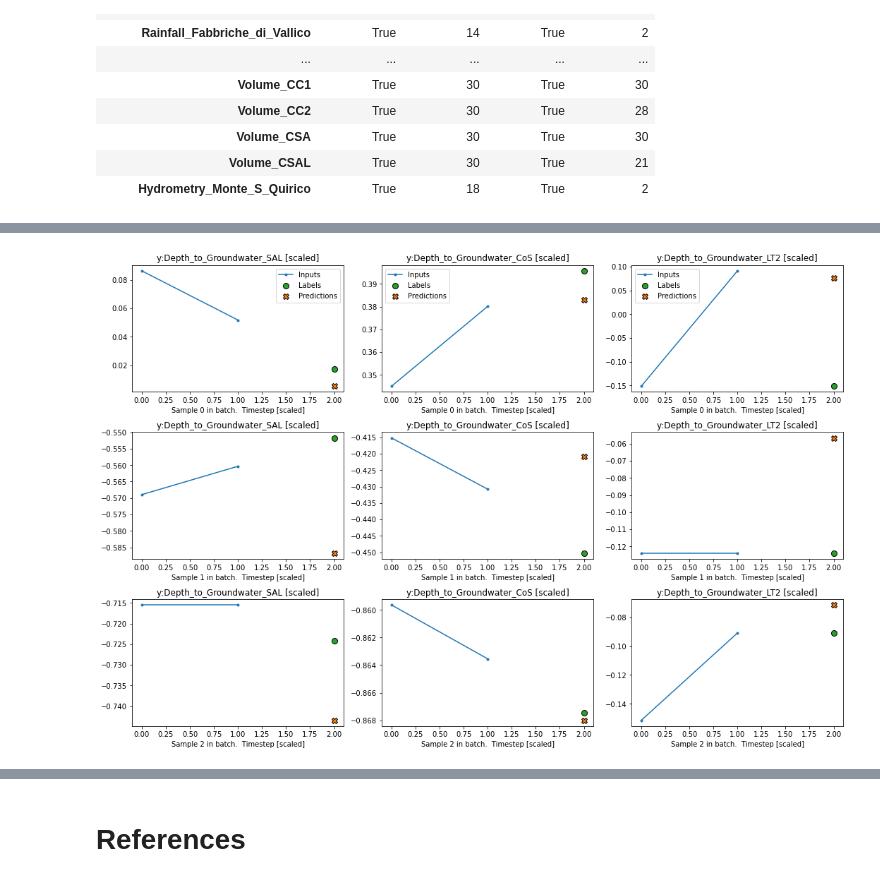
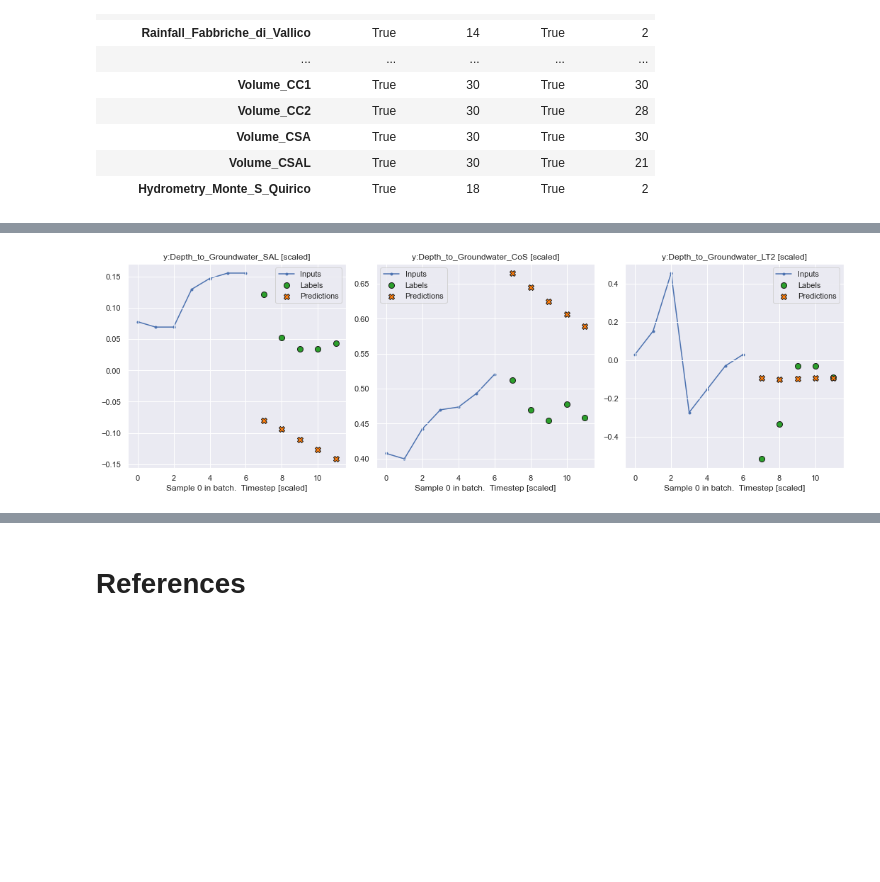
Before and after one commit to wkCircle/Acea-Smart-Water-Analytics, a Jupyter notebook: mannheim-smart-water-prediction.ipynb, the cells around one changed output, grey strips where cells are left out. Saved outputs shown, nothing was run; the diff lists cells and outputs as text; code cells hidden in the pictures; blank space fills up the shorter version.

```diff
--- a/mannheim-smart-water-prediction.ipynb
+++ b/mannheim-smart-water-prediction.ipynb
@@ -565,3 +664,8 @@ display(adftable) # This time all features pass ADF test in both AIC and BIC cri
 year = 365.2425
 dfstationary['year_sin'] = np.sin(dfstationary.index.dayofyear * 2 * np.pi / year)
 dfstationary['year_cos'] = np.cos(dfstationary.index.dayofyear * 2 * np.pi / year)
+
+# After all features are included, put target columns at the end
+targets = ['Depth_to_Groundwater_SAL', 'Depth_to_Groundwater_CoS', 'Depth_to_Groundwater_LT2']
+dfstationary = dfstationary.reindex(columns = dfstationary.columns.drop(targets).append(pd.Index(targets)), )
+column_indices = {name: i for i, name in enumerate(dfstationary.columns)}
@@ -614,15 +685,0 @@ print(train_scaled.shape, val_scaled.shape, test_scaled.shape)
-# %%
-w = WindowGenerator(input_width=2, label_width=1, shift=1, label_columns=targets)
-print(w)
-
-def compile_and_fit(model, window, patience=2):
-    early_stopping = tf.keras.callbacks.EarlyStopping(monitor='val_loss', patience=patience, mode='min')
-
-    model.compile(loss=tf.losses.MeanSquaredError(),
-                  optimizer=tf.optimizers.Adam(),
-                  metrics=[tf.metrics.MeanAbsoluteError(), tf.metrics.MeanSquaredError()])
-
-    history = model.fit(window.train, epochs=MAX_EPOCHS,
-                        validation_data=window.val,
-                        callbacks=[early_stopping])
-    return history
@@ -745,20 +950,24 @@ Epoch 6/20
 # %%
-# RNN many-to-one
-lstm_model = tf.keras.models.Sequential([
-    # Shape [batch, time, features] => [batch, time, lstm_units]
-    tf.keras.layers.LSTM(32, return_sequences=False),
-    # Shape => [batch, time, features]
-    tf.keras.layers.Dense(units=3),
-    tf.keras.layers.Reshape([1, -1])
+multi_lstm_model = tf.keras.Sequential([
+    # Shape [batch, time, features] => [batch, lstm_units]
+    # Adding more `lstm_units` just overfits more quickly.
+    tf.keras.layers.LSTM(8, return_sequences=False),
+    # Shape => [batch, out_steps*features]
+    tf.keras.layers.Dense(OUT_STEPS*n_out,
+                          kernel_initializer=tf.initializers.zeros),
+    # Shape => [batch, out_steps, features]
+    tf.keras.layers.Reshape([OUT_STEPS, n_out])
 ])
 
-MAX_EPOCHS = 20
-print('Xtrain shape: ', w.example[0].shape, 'ytrain shape: ', w.example[1].shape)
-print('output shape: ', lstm_model(w.example[0]).shape)
+MAX_EPOCHS = 50
 
+print('multi_window LSTM')
+print('Xtrain shape: ', multi_window.example[0].shape, 'ytrain shape: ', multi_window.example[1].shape)
+print('output shape: ', multi_lstm_model(multi_window.example[0]).shape)
 
-history = compile_and_fit(lstm_model, w)
-val_performance['lstm_nto1'] = lstm_model.evaluate(w.val, verbose=2)
-performance['lstm_nto1'] = lstm_model.evaluate(w.test, verbose=2)
-w.plot(lstm_model, targets)
+history = compile_and_fit(multi_lstm_model, multi_window, MAX_EPOCHS)
+
+multi_val_performance['LSTM'] = multi_lstm_model.evaluate(multi_window.val, verbose=2, return_dict=True)
+multi_performance['LSTM'] = multi_lstm_model.evaluate(multi_window.test, verbose=2, return_dict=True)
+multi_window.plot(targets, multi_lstm_model, figsize=(15, 5))
 # %% [output]
@@ -782 +985 @@ Epoch 20/20
-[figure, old version]
+[figure, new version]
```
Also changed, not shown: parts of 32 cells of this notebook.
